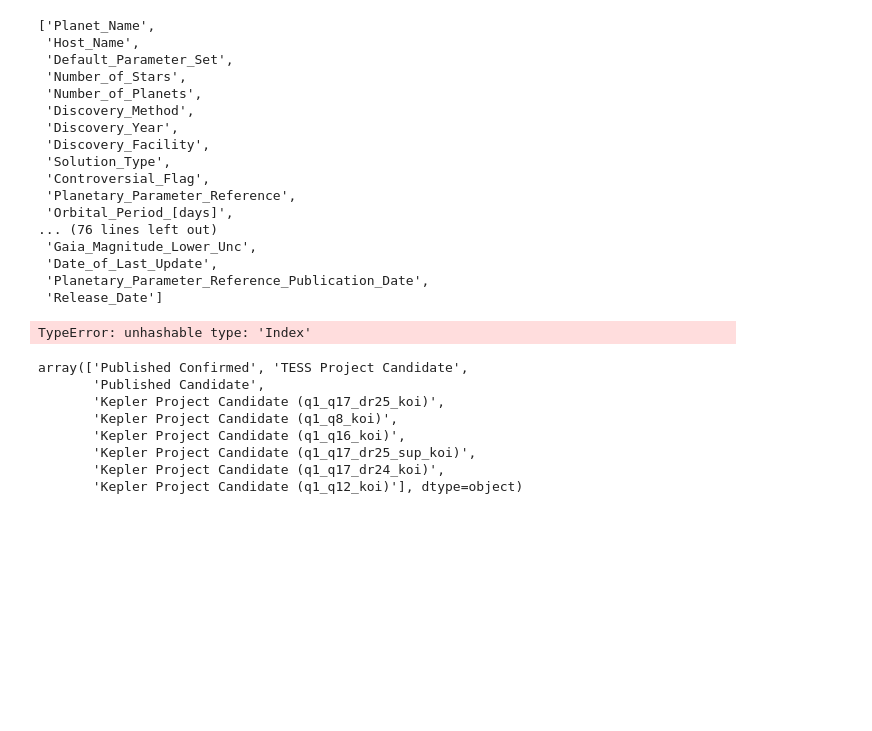
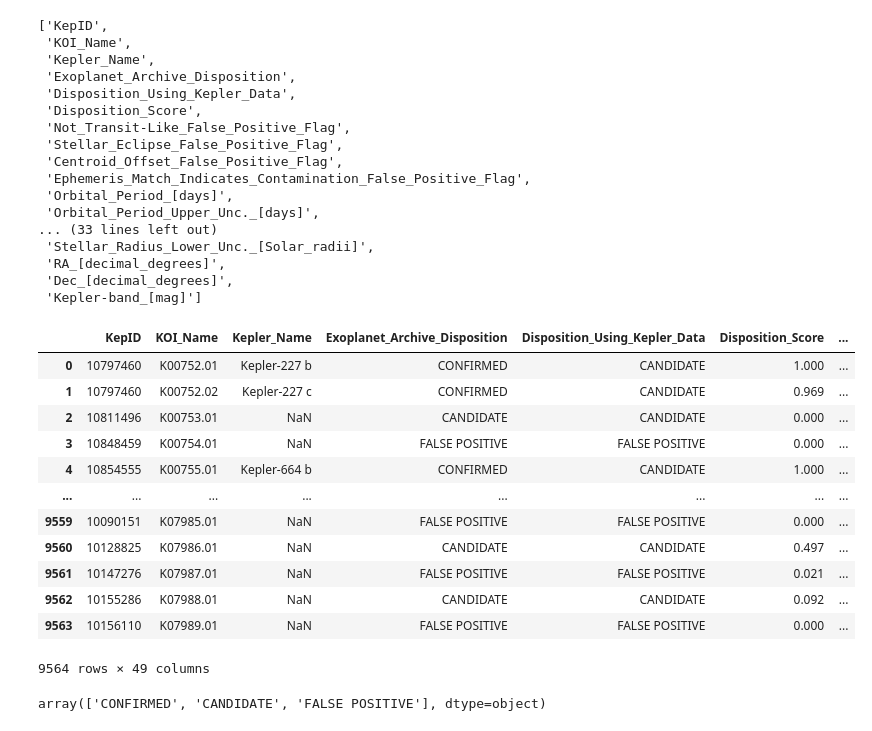
Before and after one commit to LiShanDa2021/exoplanet_detector, a Jupyter notebook: planets_data_exploration.ipynb, the cells around one changed output. Cells and saved outputs as stored; diff of their text form; code cells hidden in the pictures; blank space fills up the shorter version.

```diff
--- a/planets_data_exploration.ipynb
+++ b/planets_data_exploration.ipynb
@@ -47,45 +45,48 @@ len(planets_df.columns)
 # %%
 #read in csv of cleaned column names
 planet_column_names = pd.read_csv("planet_columns.csv")
-planet_column_names = planet_column_names.Index
+planet_column_names = planet_column_names.df_columns
 planet_column_names=planet_column_names.to_list()
 planet_column_names
 # %% [output]
-['Planet_Name',
- 'Host_Name',
- 'Default_Parameter_Set',
- 'Number_of_Stars',
- 'Number_of_Planets',
- 'Discovery_Method',
- 'Discovery_Year',
- 'Discovery_Facility',
- 'Solution_Type',
- 'Controversial_Flag',
- 'Planetary_Parameter_Reference',
+['KepID',
+ 'KOI_Name',
+ 'Kepler_Name',
+ 'Exoplanet_Archive_Disposition',
+ 'Disposition_Using_Kepler_Data',
+ 'Disposition_Score',
+ 'Not_Transit-Like_False_Positive_Flag',
+ 'Stellar_Eclipse_False_Positive_Flag',
+ 'Centroid_Offset_False_Positive_Flag',
+ 'Ephemeris_Match_Indicates_Contamination_False_Positive_Flag',
  'Orbital_Period_[days]',
-... (76 lines left out)
- 'Gaia_Magnitude_Lower_Unc',
- 'Date_of_Last_Update',
- 'Planetary_Parameter_Reference_Publication_Date',
- 'Release_Date']
+ 'Orbital_Period_Upper_Unc._[days]',
+... (33 lines left out)
+ 'Stellar_Radius_Lower_Unc._[Solar_radii]',
+ 'RA_[decimal_degrees]',
+ 'Dec_[decimal_degrees]',
+ 'Kepler-band_[mag]']
 # %%
 #replace df column names with more legible columns
-#for column in planets_df:
-    #planets_df[column]
-
-#planets_df=planets_df.rename(columns={planets_df.columns:planet_column_names})
-#planets_df
+planets_df.columns = planet_column_names
-# %% [output]
-TypeError: unhashable type: 'Index'
+# %%
+planets_df
+# %% [output]
+|  | KepID | KOI_Name | Kepler_Name | Exoplanet_Archive_Disposition | Disposition_Using_Kepler_Data | Disposition_Score | ... |
+| 0 | 10797460 | K00752.01 | Kepler-227 b | CONFIRMED | CANDIDATE | 1.000 | ... |
+| 1 | 10797460 | K00752.02 | Kepler-227 c | CONFIRMED | CANDIDATE | 0.969 | ... |
+| 2 | 10811496 | K00753.01 | NaN | CANDIDATE | CANDIDATE | 0.000 | ... |
+| 3 | 10848459 | K00754.01 | NaN | FALSE POSITIVE | FALSE POSITIVE | 0.000 | ... |
+| 4 | 10854555 | K00755.01 | Kepler-664 b | CONFIRMED | CANDIDATE | 1.000 | ... |
+| ... | ... | ... | ... | ... | ... | ... | ... |
+| 9559 | 10090151 | K07985.01 | NaN | FALSE POSITIVE | FALSE POSITIVE | 0.000 | ... |
+| 9560 | 10128825 | K07986.01 | NaN | CANDIDATE | CANDIDATE | 0.497 | ... |
+| 9561 | 10147276 | K07987.01 | NaN | FALSE POSITIVE | FALSE POSITIVE | 0.021 | ... |
+| 9562 | 10155286 | K07988.01 | NaN | CANDIDATE | CANDIDATE | 0.092 | ... |
+| 9563 | 10156110 | K07989.01 | NaN | FALSE POSITIVE | FALSE POSITIVE | 0.000 | ... |
+9564 rows × 49 columns
 # %%
 #find out the number of solution types
-planets_df.soltype.unique()
+planets_df.Exoplanet_Archive_Disposition.unique()
 # %% [output]
-array(['Published Confirmed', 'TESS Project Candidate',
-       'Published Candidate',
-       'Kepler Project Candidate (q1_q17_dr25_koi)',
-       'Kepler Project Candidate (q1_q8_koi)',
-       'Kepler Project Candidate (q1_q16_koi)',
-       'Kepler Project Candidate (q1_q17_dr25_sup_koi)',
-       'Kepler Project Candidate (q1_q17_dr24_koi)',
-       'Kepler Project Candidate (q1_q12_koi)'], dtype=object)
+array(['CONFIRMED', 'CANDIDATE', 'FALSE POSITIVE'], dtype=object)
```
Also changed, not shown: parts of 15 cells of this notebook, 2 other files.
